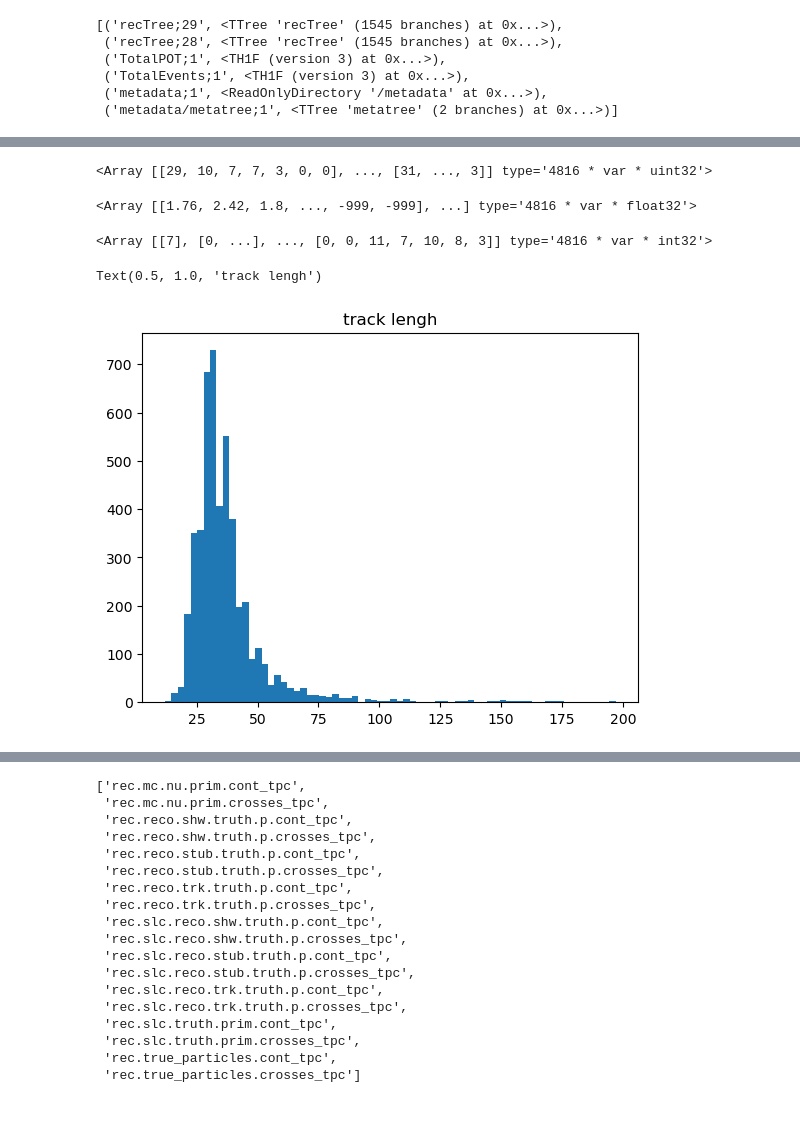
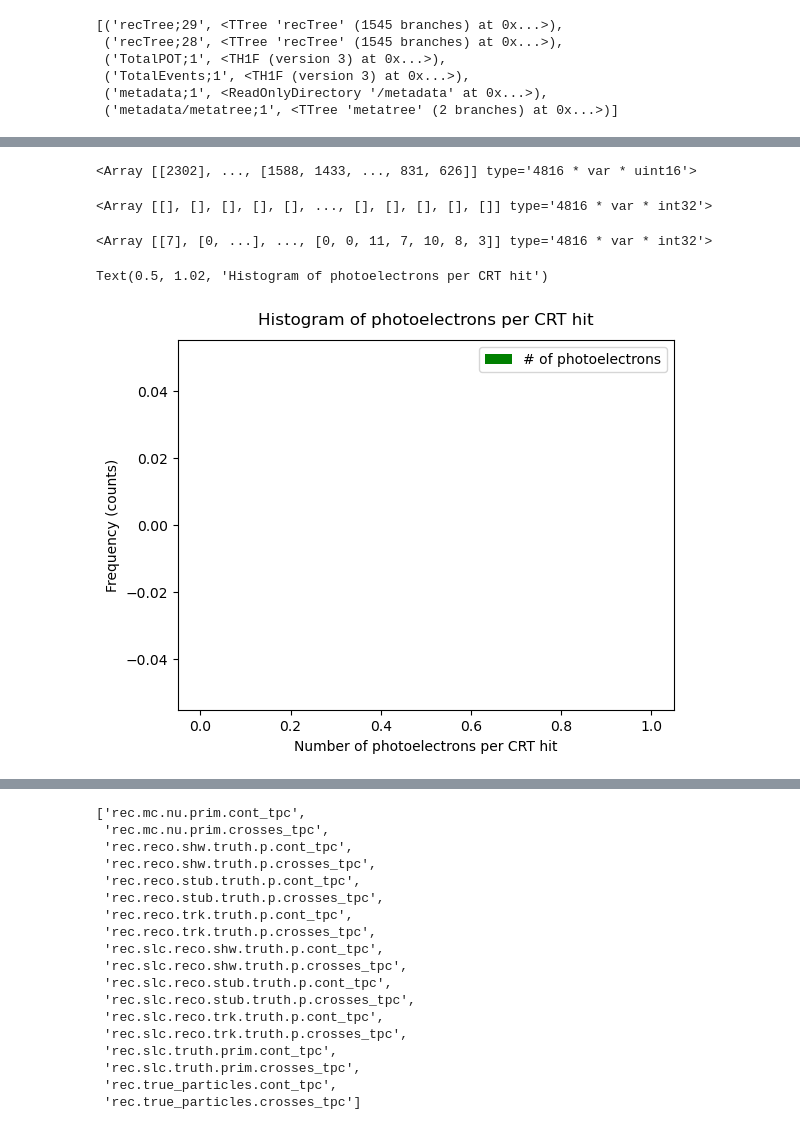
Before and after one commit to PINKTAIGAH/SHP, a Jupyter notebook: uproot_test/og_dataset_test.ipynb, the cells around one changed output, grey strips where cells are left out. Cells and saved outputs as stored; diff of their text form; code cells hidden in the pictures.

```diff
--- a/uproot_test/og_dataset_test.ipynb
+++ b/uproot_test/og_dataset_test.ipynb
@@ -49,19 +49,24 @@ file['recTree'].keys(filter_name='*')
 # %%
-file['recTree']['rec.slc.reco.shw.plane.0.nHits'].array()
+file['recTree']['rec.reco.trk.npts'].array()
 # %% [output]
-<Array [[29, 10, 7, 7, 3, 0, 0], ..., [31, ..., 3]] type='4816 * var * uint32'>
+<Array [[2302], ..., [1588, 1433, ..., 831, 626]] type='4816 * var * uint16'>
-# %%
-file['recTree']['rec.slc.reco.shw.plane.0.dEdx'].array()
-# %% [output]
-<Array [[1.76, 2.42, 1.8, ..., -999, -999], ...] type='4816 * var * float32'>
+# %%
+file['recTree']['rec.mc.nu.prim.G4ID'].array()
+# %% [output]
+<Array [[], [], [], [], [], ..., [], [], [], [], []] type='4816 * var * int32'>
 # %%
 file['recTree']['rec.reco.trk.pfp.daughters..length'].array()
 # %% [output]
 <Array [[7], [0, ...], ..., [0, 0, 11, 7, 10, 8, 3]] type='4816 * var * int32'>
-# %%
-a= file['recTree']['rec.crt_tracks..length'].array()
-plt.hist(a[a<200], 70)
-plt.title('track lengh')
-# %% [output]
-Text(0.5, 1.0, 'track lengh')
-[figure, removed]
+# %%
+a= file['recTree']['rec.crt_hits.pe'].array()
+a= ak.flatten(a)
+plt.hist(a, 80, color= 'g', label= '# of photoelectrons')
+plt.xlabel('Number of photoelectrons per CRT hit')
+plt.ylabel('Frequency (counts)')
+plt.legend()
+plt.title('Histogram of photoelectrons per CRT hit', y=1.02)
+#plt.savefig('crt_pe_hist.png')
+# %% [output]
+Text(0.5, 1.02, 'Histogram of photoelectrons per CRT hit')
+[figure, added]
```
Also changed, not shown: parts of 7 cells of this notebook, 5 other files.
